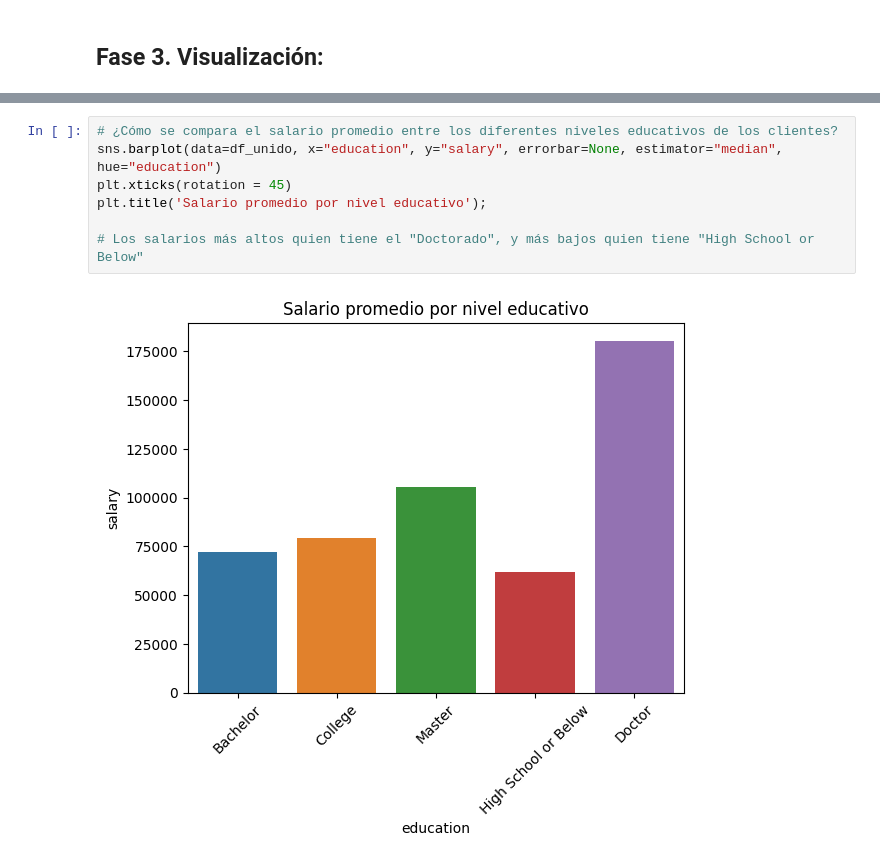
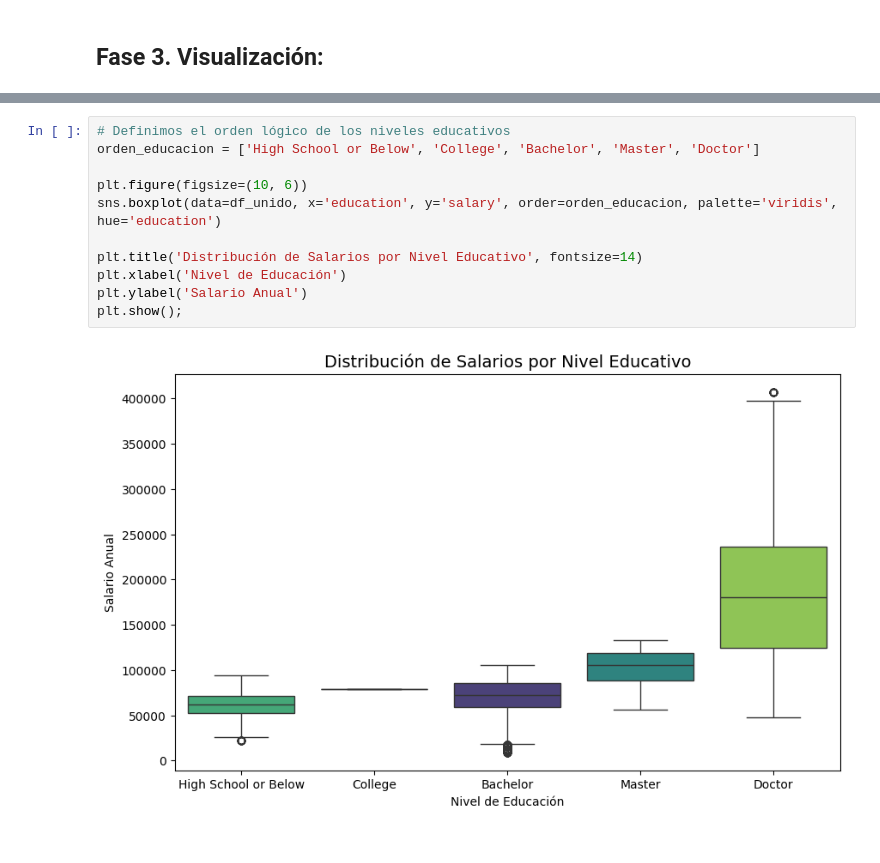
Before and after one commit to Adalab/bda-modulo-3-evaluacion-final-Eleonora1989, a Jupyter notebook: bbdd_flight_loyalty.ipynb, the cells around one changed output, grey strips where cells are left out. Saved outputs shown, nothing was run; the diff lists cells and outputs as text.

```diff
--- a/bbdd_flight_loyalty.ipynb
+++ b/bbdd_flight_loyalty.ipynb
@@ -594,9 +622,13 @@ plt.title('Distribución de los clientes por provincia');
 # %%
-# ¿Cómo se compara el salario promedio entre los diferentes niveles educativos de los clientes?
-sns.barplot(data=df_unido, x="education", y="salary", errorbar=None, estimator="median", hue="education")
-plt.xticks(rotation = 45)
-plt.title('Salario promedio por nivel educativo');
+# Definimos el orden lógico de los niveles educativos
+orden_educacion = ['High School or Below', 'College', 'Bachelor', 'Master', 'Doctor']
 
-# Los salarios más altos quien tiene el "Doctorado", y más bajos quien tiene "High School or Below"
+plt.figure(figsize=(10, 6))
+sns.boxplot(data=df_unido, x='education', y='salary', order=orden_educacion, palette='viridis', hue='education')
+
+plt.title('Distribución de Salarios por Nivel Educativo', fontsize=14)
+plt.xlabel('Nivel de Educación')
+plt.ylabel('Salario Anual')
+plt.show();
 # %% [output]
-[figure, old version]
+[figure, new version]
```
Also changed, not shown: parts of 28 cells of this notebook, 1 other file.
